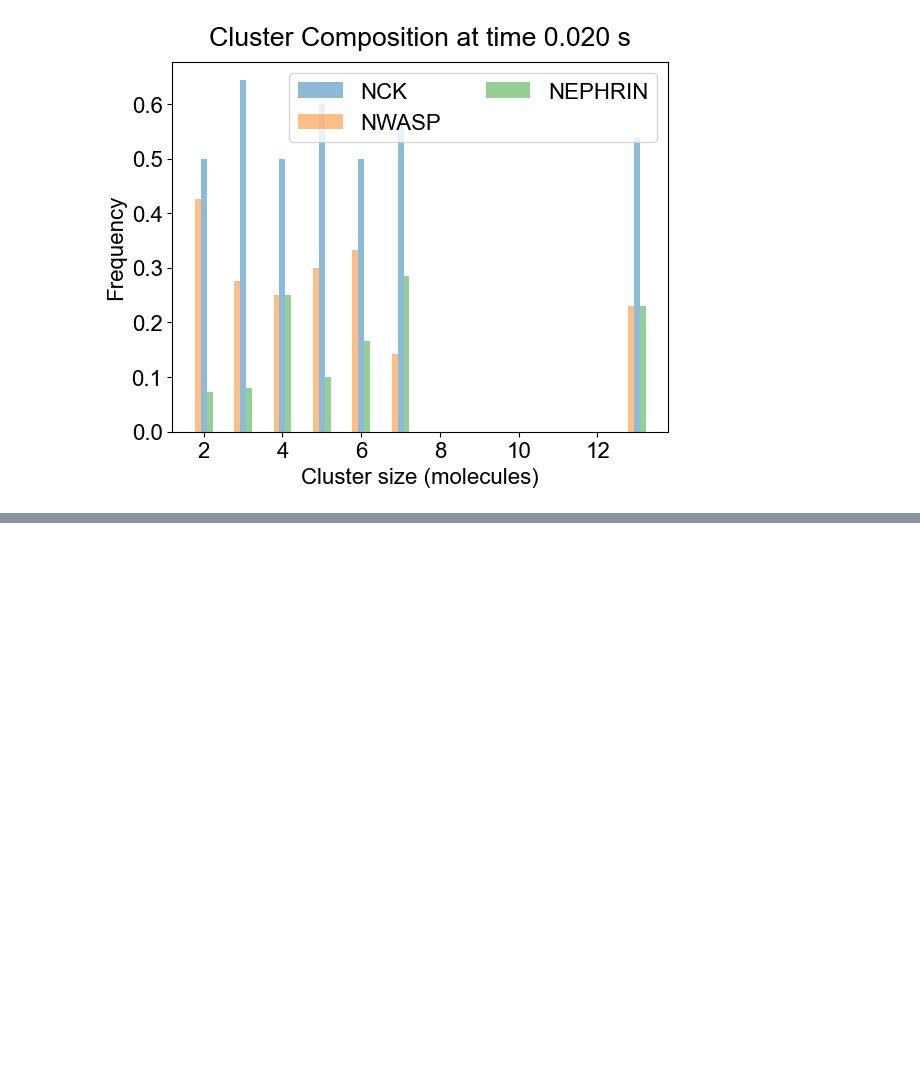
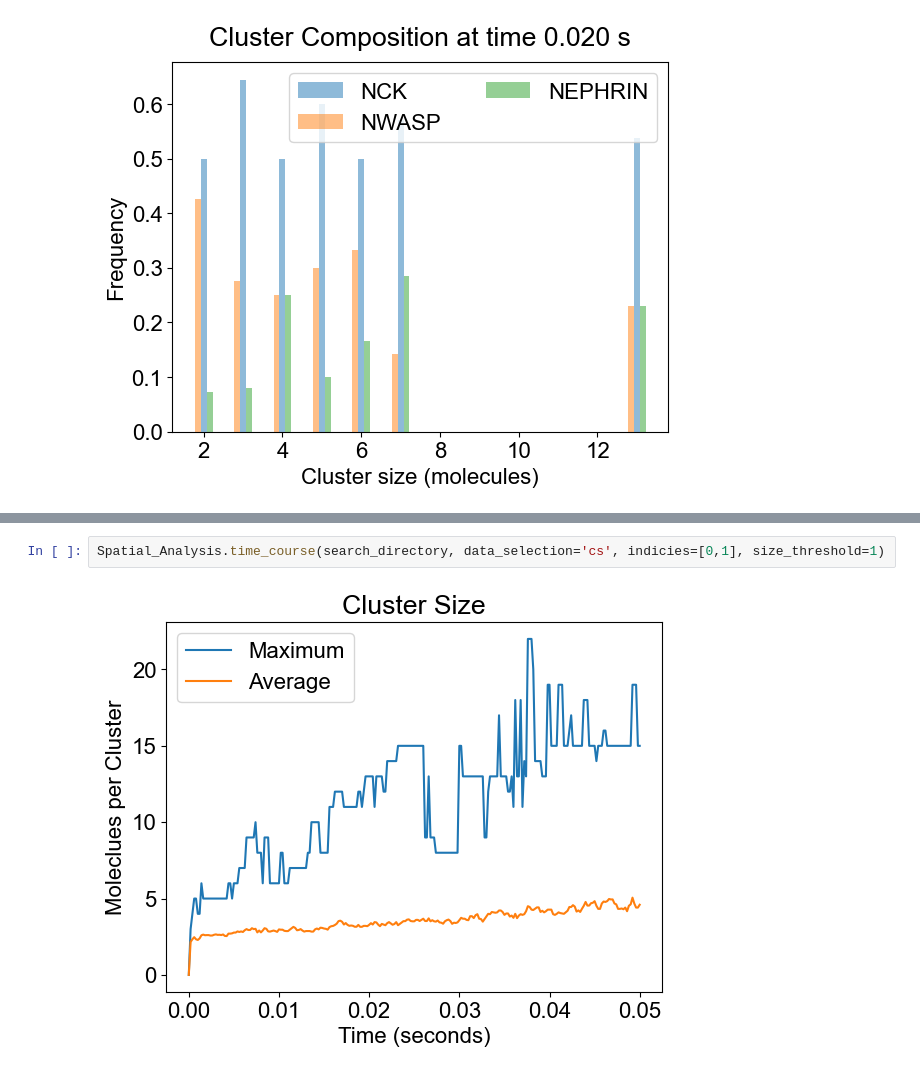
Before and after one commit to MolClustPy/SpringSaLaD-Python-Viz, a Jupyter notebook: demo.ipynb, the cells around one changed output, grey strips where cells are left out. Cells and saved outputs as stored; diff of their text form; blank space fills up the shorter version.

```diff
--- a/demo.ipynb
+++ b/demo.ipynb
@@ -175,0 +183,4 @@ Execution time : 0.7887 secs
+# %%
+Spatial_Analysis.time_course(search_directory, data_selection='cs', indicies=[0,1], size_threshold=1)
+# %% [output]
+[figure, added]
```
Also changed, not shown: parts of 5 cells of this notebook, 10 other files.
